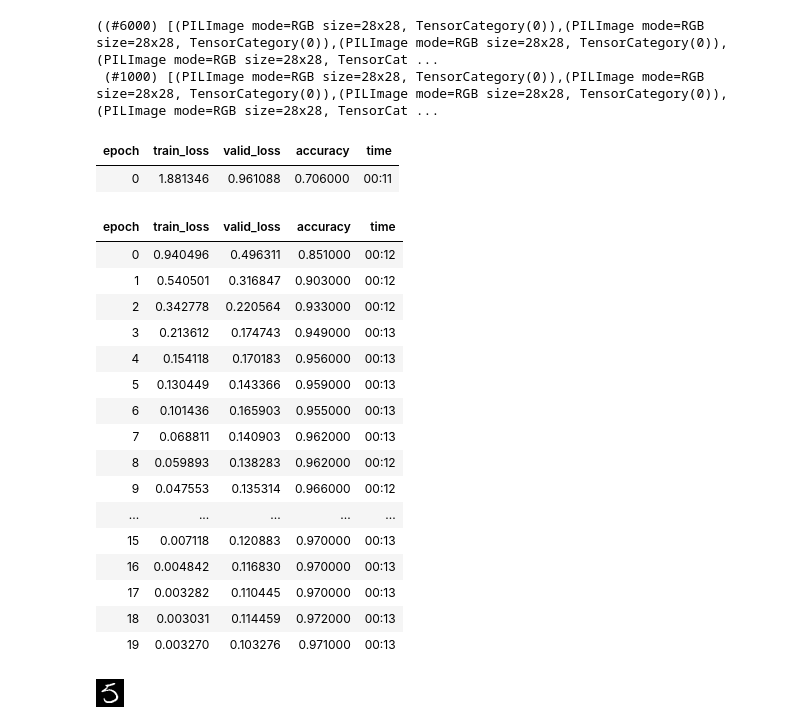
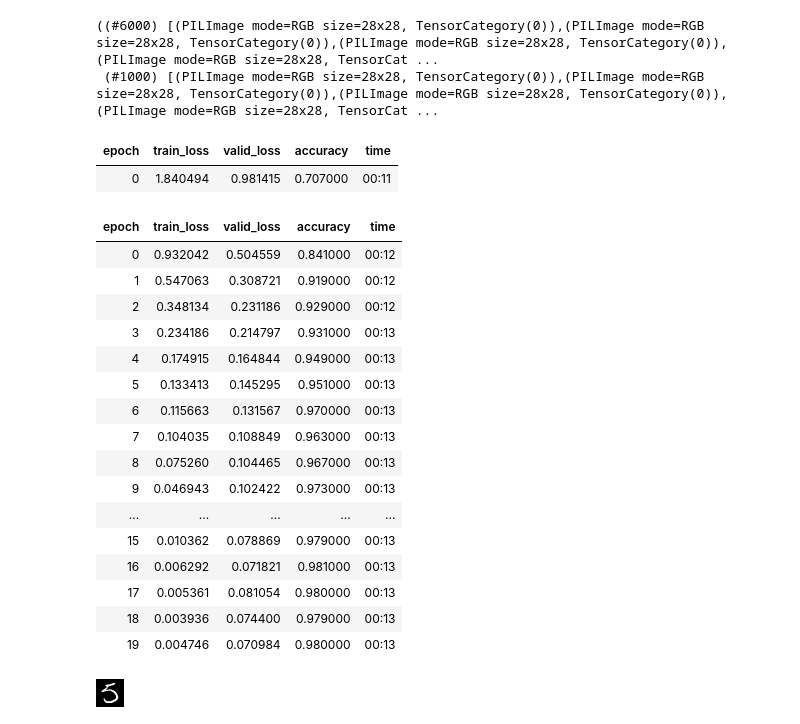
Before and after one commit to JacopoMangiavacchi/FastLabeling, a Jupyter notebook: mnist_odd_even_transfer_learning.ipynb, the cells around one changed output. Saved outputs shown, nothing was run; the diff lists cells and outputs as text; code cells hidden in the pictures.

```diff
--- a/mnist_odd_even_transfer_learning.ipynb
+++ b/mnist_odd_even_transfer_learning.ipynb
@@ -121,31 +121,28 @@ dls2.train_ds, dls2.valid_ds
 ((#6000) [(PILImage mode=RGB size=28x28, TensorCategory(0)),(PILImage mode=RGB size=28x28, TensorCategory(0)),(PILImage mode=RGB size=28x28, TensorCategory(0)),(PILImage mode=RGB size=28x28, TensorCat ...
  (#1000) [(PILImage mode=RGB size=28x28, TensorCategory(0)),(PILImage mode=RGB size=28x28, TensorCategory(0)),(PILImage mode=RGB size=28x28, TensorCategory(0)),(PILImage mode=RGB size=28x28, TensorCat ...
 # %%
-learn2 = cnn_learner(dls2, resnet34, metrics=accuracy, custom_head=learn.model)
+learn2 = cnn_learner(dls2, resnet34, metrics=accuracy, custom_head=learn.model[0])
 learn2.fine_tune(20)
-
-# learn2 = Learner(dls2, learn.model, metrics=accuracy) #, loss_func=CrossEntropyLossFlat(), splitter=default_split)
-# learn2.fine_tune(20)
 # %% [output]
 | epoch | train_loss | valid_loss | accuracy | time |
-| 0 | 1.881346 | 0.961088 | 0.706000 | 00:11 |
+| 0 | 1.840494 | 0.981415 | 0.707000 | 00:11 |
 | epoch | train_loss | valid_loss | accuracy | time |
-| 0 | 0.940496 | 0.496311 | 0.851000 | 00:12 |
-| 1 | 0.540501 | 0.316847 | 0.903000 | 00:12 |
-| 2 | 0.342778 | 0.220564 | 0.933000 | 00:12 |
-| 3 | 0.213612 | 0.174743 | 0.949000 | 00:13 |
-| 4 | 0.154118 | 0.170183 | 0.956000 | 00:13 |
-| 5 | 0.130449 | 0.143366 | 0.959000 | 00:13 |
-| 6 | 0.101436 | 0.165903 | 0.955000 | 00:13 |
-| 7 | 0.068811 | 0.140903 | 0.962000 | 00:13 |
-| 8 | 0.059893 | 0.138283 | 0.962000 | 00:12 |
-| 9 | 0.047553 | 0.135314 | 0.966000 | 00:12 |
+| 0 | 0.932042 | 0.504559 | 0.841000 | 00:12 |
+| 1 | 0.547063 | 0.308721 | 0.919000 | 00:12 |
+| 2 | 0.348134 | 0.231186 | 0.929000 | 00:12 |
+| 3 | 0.234186 | 0.214797 | 0.931000 | 00:13 |
+| 4 | 0.174915 | 0.164844 | 0.949000 | 00:13 |
+| 5 | 0.133413 | 0.145295 | 0.951000 | 00:13 |
+| 6 | 0.115663 | 0.131567 | 0.970000 | 00:13 |
+| 7 | 0.104035 | 0.108849 | 0.963000 | 00:13 |
+| 8 | 0.075260 | 0.104465 | 0.967000 | 00:13 |
+| 9 | 0.046943 | 0.102422 | 0.973000 | 00:13 |
 | ... | ... | ... | ... | ... |
-| 15 | 0.007118 | 0.120883 | 0.970000 | 00:13 |
-| 16 | 0.004842 | 0.116830 | 0.970000 | 00:13 |
-| 17 | 0.003282 | 0.110445 | 0.970000 | 00:13 |
-| 18 | 0.003031 | 0.114459 | 0.972000 | 00:13 |
-| 19 | 0.003270 | 0.103276 | 0.971000 | 00:13 |
+| 15 | 0.010362 | 0.078869 | 0.979000 | 00:13 |
+| 16 | 0.006292 | 0.071821 | 0.981000 | 00:13 |
+| 17 | 0.005361 | 0.081054 | 0.980000 | 00:13 |
+| 18 | 0.003936 | 0.074400 | 0.979000 | 00:13 |
+| 19 | 0.004746 | 0.070984 | 0.980000 | 00:13 |
 # %%
 test_path = (path/'testing'/'5').ls()[10]
 test_image = Image.open(test_path)
```
Also changed, not shown: parts of 6 cells of this notebook.
